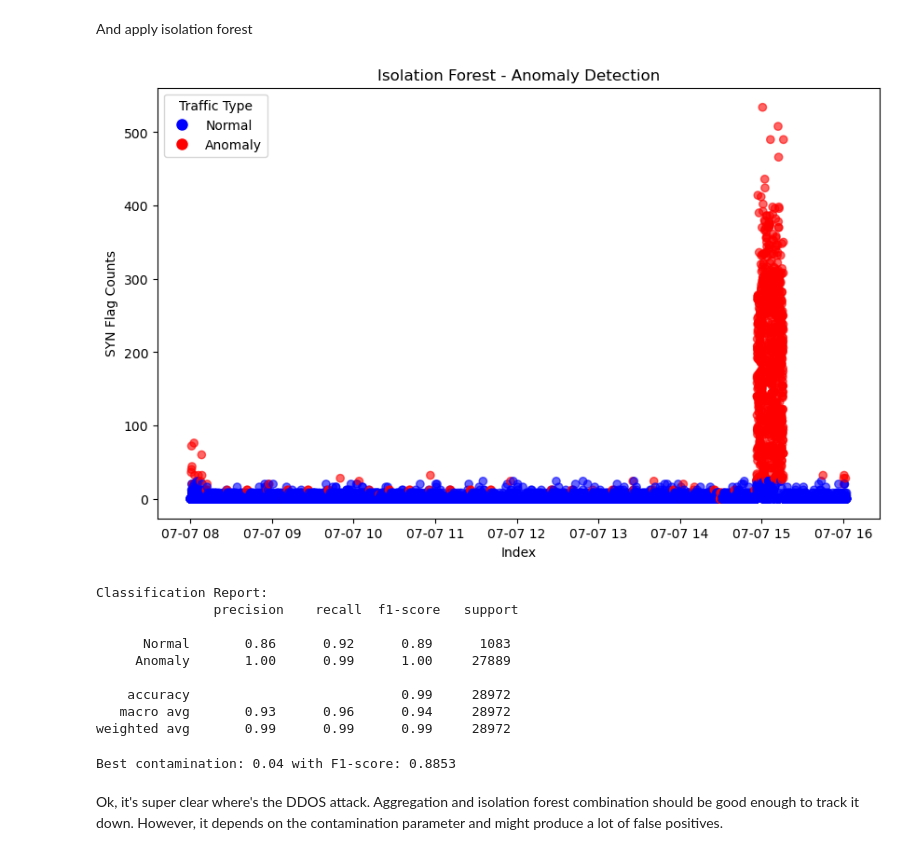
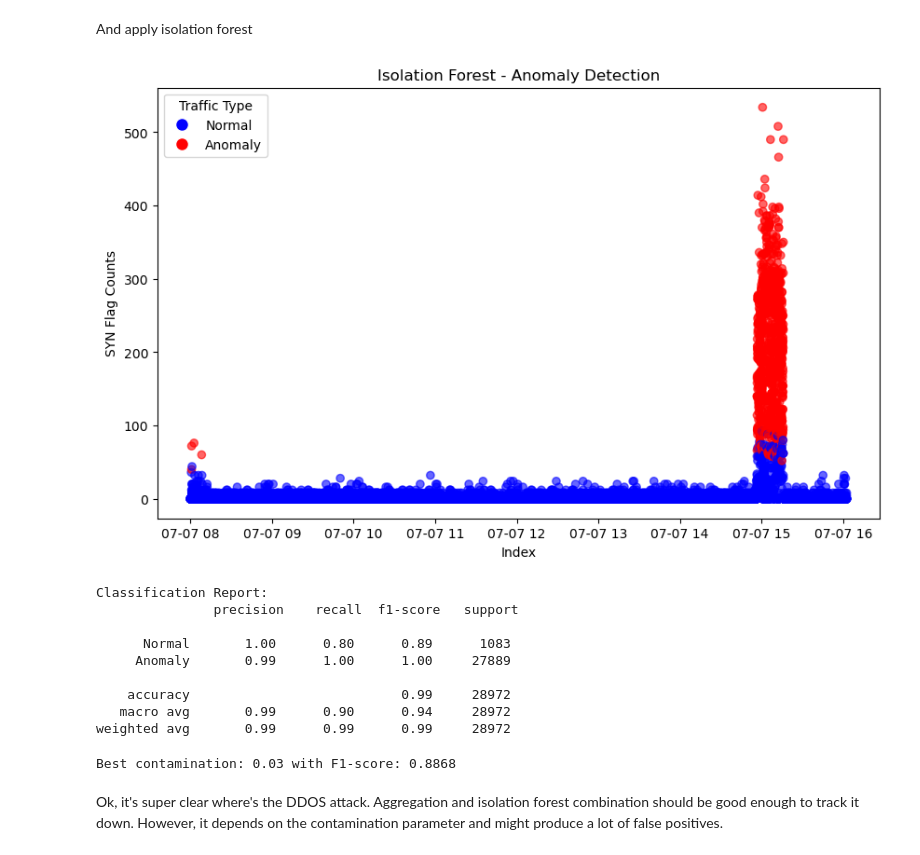
Before and after one commit to kotvytskyi/ids, a Jupyter notebook: ids-poc.ipynb, the cells around one changed output. Saved outputs shown, nothing was run; the diff lists cells and outputs as text; code cells hidden in the pictures.

Commit message:
init: isolation forest

```diff
--- a/ids-poc.ipynb
+++ b/ids-poc.ipynb
@@ -52,5 +52,5 @@ plt.show()
 # %%
-features = ['syn_flag_counts', 'rst_flag_counts', 'ack_flag_counts']
+features = ['syn_flag_counts', 'rst_flag_counts', 'ack_flag_counts', 'duration']
 # %%
 bening_subnet_agg = bening_subnet.resample('1s').agg({
     'syn_flag_counts': 'sum',
@@ -99,6 +102,7 @@ friday_data_agg = friday_data.resample('1s').agg({
     'syn_flag_counts': 'sum',
     'rst_flag_counts': 'sum',
     'ack_flag_counts': 'sum',
+    'duration': 'mean',
     'label': lambda x: 0 if x.eq('benign').all() else 1
 })
 
@@ -114,35 +118,35 @@ import matplotlib.colors as mcolors
 X = friday_data_agg[features]
 y = friday_data_agg['label']
 
-model = IsolationForest(contamination=0.04, random_state=42)
+model = IsolationForest(contamination=0.03, random_state=42)
 
 anomaly_score = model.fit_predict(X)
 
 X[anomaly_score == -1].index
 
 
 # Define colors manually
 colors = np.where(anomaly_score == -1, 'red', 'blue')  # Red for anomalies, blue for normal
 
 # Create scatter plot
 plt.figure(figsize=(10, 6))
 scatter = plt.scatter(X.index, X['syn_flag_counts'], c=colors, alpha=0.6)
 
 # Manually create legend
 handles = [
     plt.Line2D([0], [0], marker='o', color='w', markerfacecolor='blue', markersize=10, label="Normal"),
     plt.Line2D([0], [0], marker='o', color='w', markerfacecolor='red', markersize=10, label="Anomaly")
 ]
 
 plt.xlabel("Index")
 plt.ylabel("SYN Flag Counts")
 plt.title("Isolation Forest - Anomaly Detection")
 plt.legend(handles=handles, title="Traffic Type")
 
 # Show the plot
 plt.show()
 # %% [output]
-[figure, old version]
+[figure, new version]
 # %%
 y_true = np.where(y == 0, 1, -1)
 print("\nClassification Report:\n", classification_report(y_true, anomaly_score, target_names=["Normal", "Anomaly"]))
@@ -150,17 +154,17 @@ print("\nClassification Report:\n", classification_report(y_true, anomaly_score,
 Classification Report:
                precision    recall  f1-score   support
 
-      Normal       0.86      0.92      0.89      1083
-     Anomaly       1.00      0.99      1.00     27889
+      Normal       1.00      0.80      0.89      1083
+     Anomaly       0.99      1.00      1.00     27889
 
     accuracy                           0.99     28972
-   macro avg       0.93      0.96      0.94     28972
+   macro avg       0.99      0.90      0.94     28972
 weighted avg       0.99      0.99      0.99     28972
 # %%
-from sklearn.metrics import precision_recall_fscore_support, classification_report
+from sklearn.metrics import precision_recall_fscore_support
 
 best_f1, best_contamination = 0, None
-for c in np.arange(0.01, 0.2, 0.01):  # Test from 1% to 10% anomalies
+for c in np.arange(0.01, 0.2, 0.01):
     model = IsolationForest(contamination=c, random_state=42)
     anomaly_score = model.fit_predict(X)
 
@@ -172,6 +176,6 @@ for c in np.arange(0.01, 0.2, 0.01):  # Test from 1% to 10% anomalies
 
 print(f"Best contamination: {best_contamination} with F1-score: {best_f1:.4f}")
 # %% [output]
-Best contamination: 0.04 with F1-score: 0.8853
+Best contamination: 0.03 with F1-score: 0.8868
 # %% [markdown]
 Ok, it's super clear where's the DDOS attack. Aggregation and isolation forest combination should be good enough to track it down. However, it depends on the contamination parameter and might produce a lot of false positives.
```
Also changed, not shown: parts of 3 cells of this notebook.
